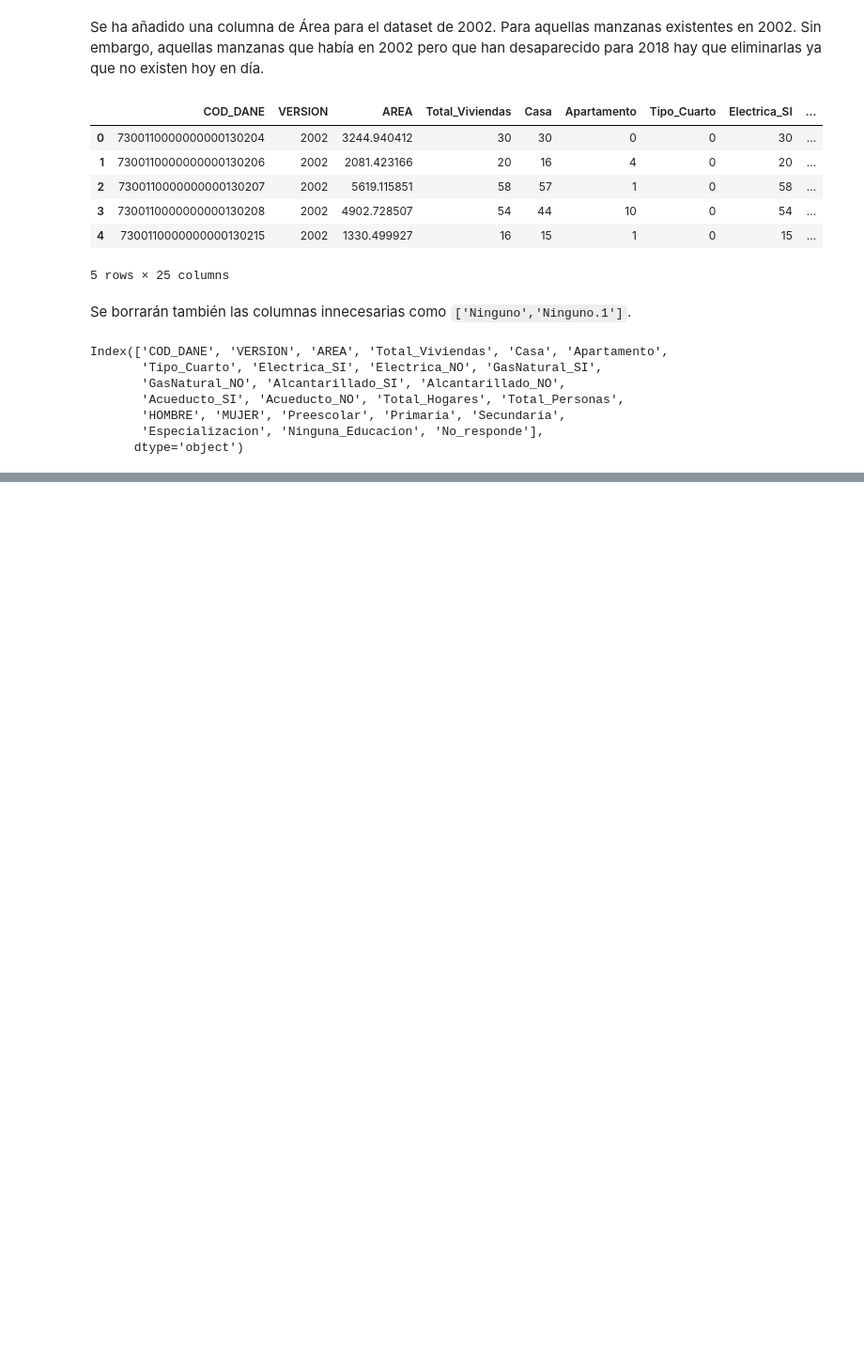
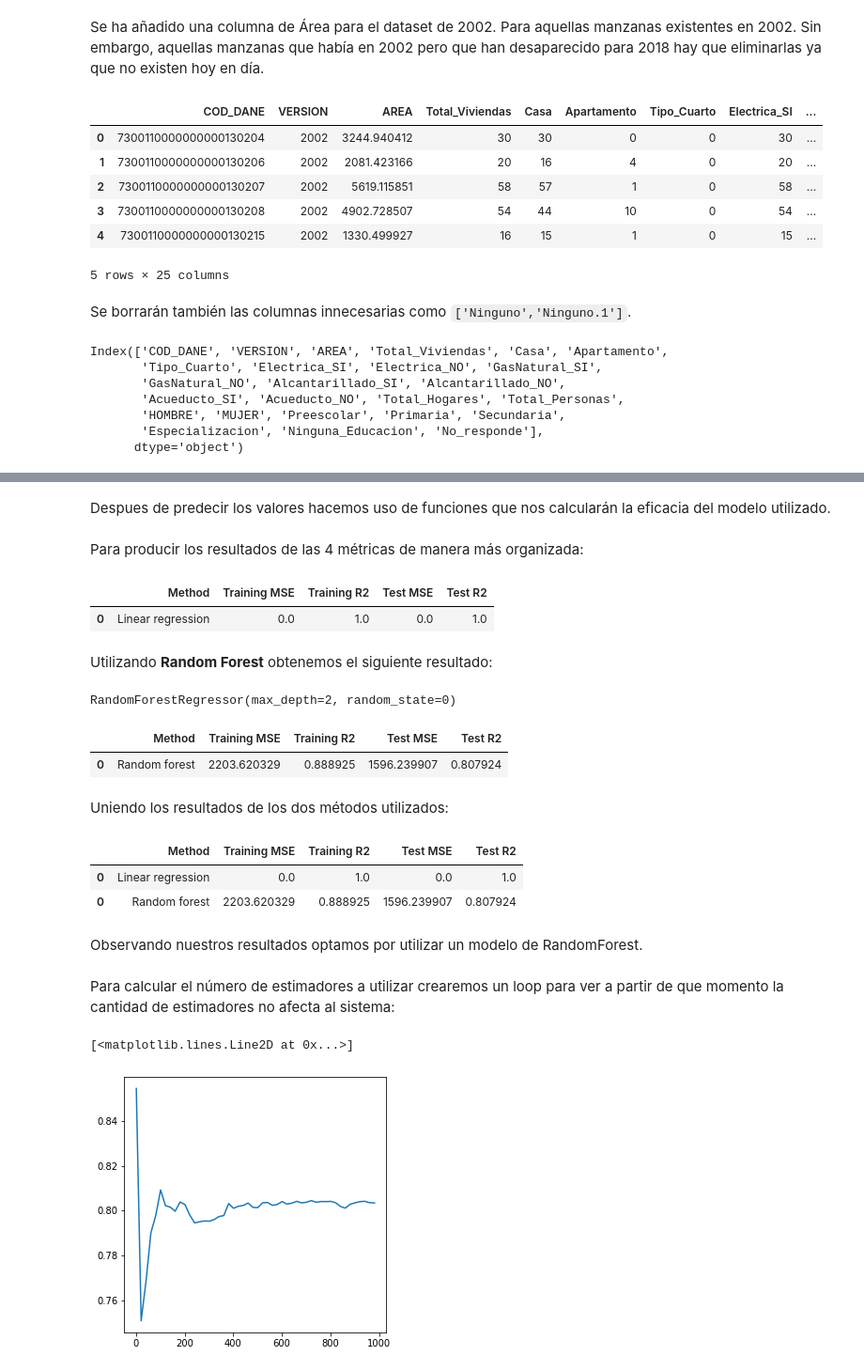
Before and after one commit to ibai4119/DataTraffic, a Jupyter notebook: code.ipynb, the cells around one changed output, grey strips where cells are left out. Shown: that part at 94% size. Drawn from its saved outputs; the diff is of its cells as text; code cells hidden in the pictures; blank space fills up the shorter version.

```diff
--- a/code.ipynb
+++ b/code.ipynb
@@ -340,0 +317,5 @@ array(['7300110000000000130204', '7300110000000000130206',
+# %%
+X = data_2002_clean.drop(['Total_Personas','Total_Hogares'], axis=1)
+y = data_2002_clean.Total_Personas
+
+X.head()
@@ -354,0 +348,2 @@ import matplotlib.pyplot as plt
+# %%
+X_train, X_test, y_train, y_test = train_test_split(X, y, test_size=0.2, random_state=0)
@@ -354,0 +352,4 @@ import matplotlib.pyplot as plt
+# %%
+from sklearn.linear_model import LinearRegression
+lr = LinearRegression()
+lr.fit(X_train, y_train)
@@ -354,0 +361,2 @@ import matplotlib.pyplot as plt
+# %% [markdown]
+Despues de predecir los valores hacemos uso de funciones que nos calcularán la eficacia del modelo utilizado.
@@ -354,0 +369,18 @@ import matplotlib.pyplot as plt
+# %% [markdown]
+Para producir los resultados de las 4 métricas de manera más organizada:
+# %%
+lr_results = pd.DataFrame(['Linear regression',lr_train_mse, lr_train_r2, lr_test_mse, lr_test_r2]).transpose()
+lr_results.columns = ['Method','Training MSE','Training R2','Test MSE','Test R2']
+lr_results.head()
+# %% [output]
+|  | Method | Training MSE | Training R2 | Test MSE | Test R2 |
+| 0 | Linear regression | 0.0 | 1.0 | 0.0 | 1.0 |
+# %% [markdown]
+Utilizando **Random Forest** obtenemos el siguiente resultado:
+# %%
+from sklearn.ensemble import RandomForestRegressor
+
+rf = RandomForestRegressor(max_depth=2, random_state= 0)
+rf.fit(X_train, y_train)
+# %% [output]
+RandomForestRegressor(max_depth=2, random_state=0)
@@ -355,9 +396,43 @@ import matplotlib.pyplot as plt
+# %%
+rf_results = pd.DataFrame(['Random forest',rf_train_mse, rf_train_r2, rf_test_mse, rf_test_r2]).transpose()
+rf_results.columns = ['Method','Training MSE','Training R2','Test MSE','Test R2']
+rf_results.head()
+# %% [output]
+|  | Method | Training MSE | Training R2 | Test MSE | Test R2 |
+| 0 | Random forest | 2203.620329 | 0.888925 | 1596.239907 | 0.807924 |
+# %% [markdown]
+Uniendo los resultados de los dos métodos utilizados:
+# %%
+pd.concat([lr_results, rf_results])
+# %% [output]
+|  | Method | Training MSE | Training R2 | Test MSE | Test R2 |
+| 0 | Linear regression | 0.0 | 1.0 | 0.0 | 1.0 |
+| 0 | Random forest | 2203.620329 | 0.888925 | 1596.239907 | 0.807924 |
+# %% [markdown]
+Observando nuestros resultados optamos por utilizar un modelo de RandomForest.
+# %% [markdown]
+Para calcular el número de estimadores a utilizar crearemos un loop para ver a partir de que momento la cantidad de estimadores no afecta al sistema:
 # %%
-score = []
-n_estimators = []
+scores = []
+estimators = []
 for i in range(1,1000,20):
-    regressor = RandomForestRegressor(criterion="squared_error", n_estimators = i, random_state = 0)
-    regressor.fit(X_train, y_train)
-    y_pred = regressor.predict(X_test)
-    score.append(r2_score(y_test, y_pred))
-    n_estimators.append(i)
+    rf2 = RandomForestRegressor(n_estimators = i, max_depth=2, random_state= 0)
+    rf2.fit(X_train, y_train)
+
+    y2_rf_train_pred = rf2.predict(X_train)
+    y2_rf_test_pred = rf2.predict(X_test)
+
+    rf2_train_mse = mean_squared_error(y_train, y2_rf_train_pred)
+    rf2_train_r2 = r2_score(y_train, y2_rf_train_pred)
+
+    rf2_test_mse = mean_squared_error(y_test, y2_rf_test_pred)
+    rf2_test_r2 = r2_score(y_test, y2_rf_test_pred)
+
+    scores.append(rf2_test_r2)
+    estimators.append(i)
+
+plt.figure(figsize=(5,5))
+plt.plot(estimators, scores)
+# %% [output]
+[<matplotlib.lines.Line2D at 0x...>]
+[figure, added]
```
Also changed, not shown: parts of 35 cells of this notebook.
